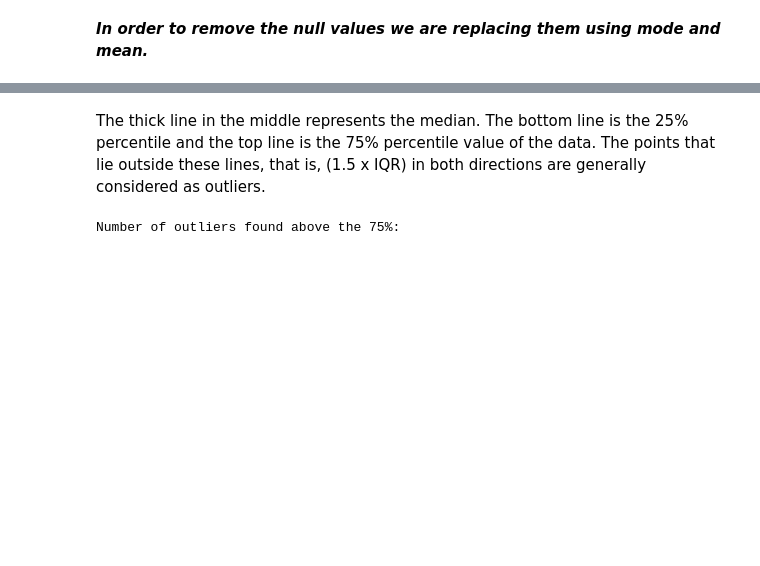
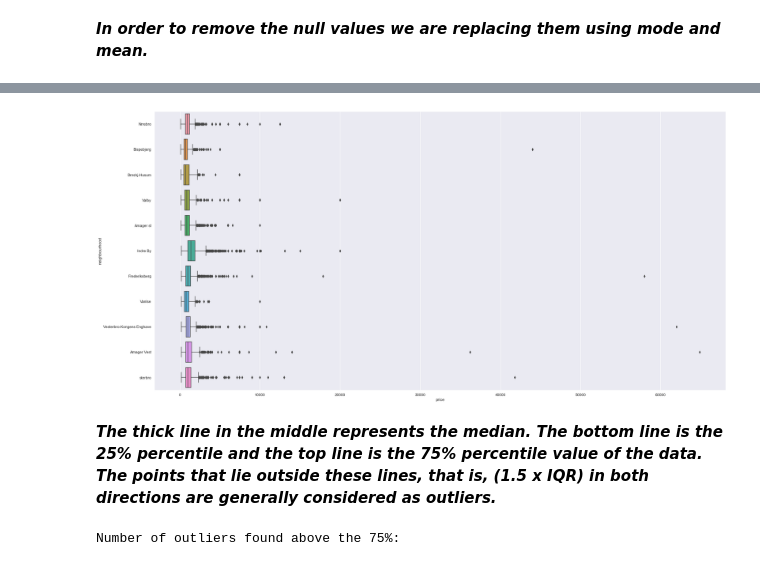
Before and after one commit to Arlinda96/BA-Project, a Jupyter notebook: Airbnb_Project.ipynb, the cells around one changed output, grey strips where cells are left out. Cells and saved outputs as stored; diff of their text form; code cells hidden in the pictures; blank space fills up the shorter version.

```diff
--- a/Airbnb_Project.ipynb
+++ b/Airbnb_Project.ipynb
@@ -173,5 +249,12 @@ fig
+# %%
+# Create multiple boxplots depending on neighbourhood areas
+sns.set(rc={"figure.figsize":(30, 15)})
+sns.boxplot(data=dataset, x="price", y="neighbourhood")
+plt.show()
+# %% [output]
+[figure, added]
 # %% [markdown]
-The thick line in the middle represents the median. The bottom line is the 25% percentile and the top line is the 75% percentile value of the data. The points that lie outside these lines, that is, (1.5 x IQR) in both directions are generally considered as outliers.
+***The thick line in the middle represents the median. The bottom line is the 25% percentile and the top line is the 75% percentile value of the data. The points that lie outside these lines, that is, (1.5 x IQR) in both directions are generally considered as outliers.***
 # %%
 # Count the outliers that are above the 75%
 print("Number of outliers found above the 75%:")
```
Also changed, not shown: parts of 27 cells of this notebook.
